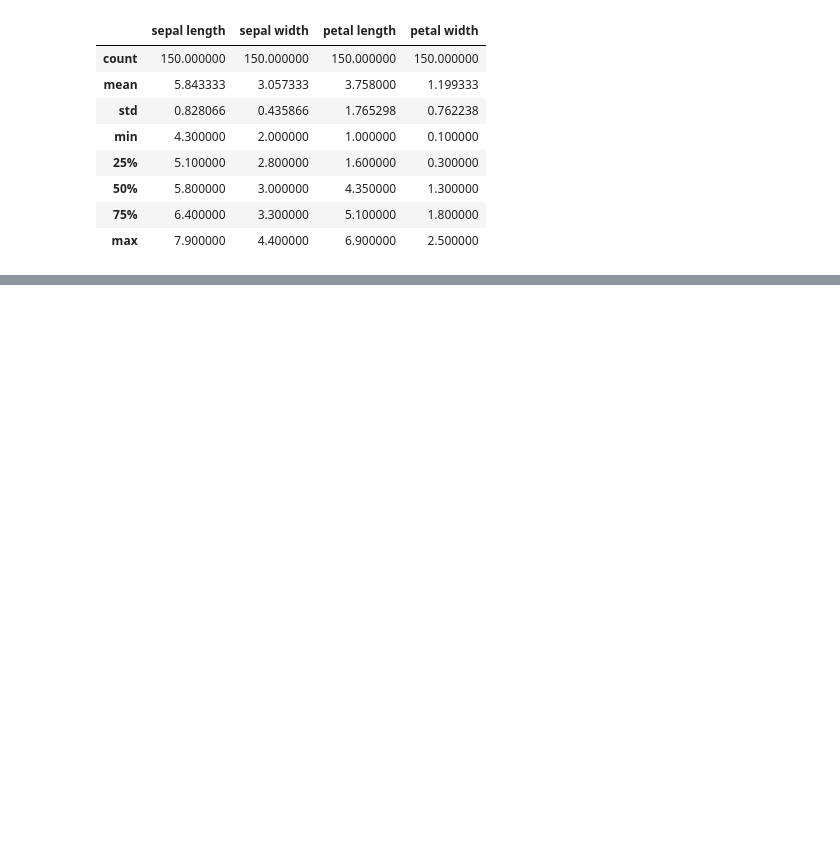
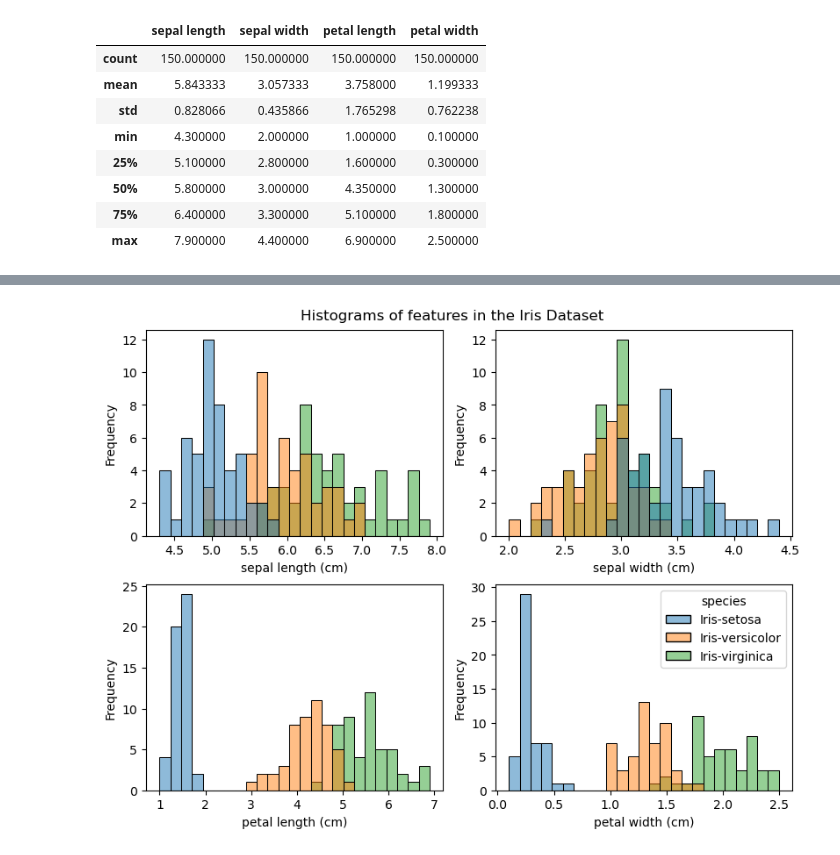
Before and after one commit to SuColl/pands-project, a Jupyter notebook: commentary.ipynb, the cells around one changed output, grey strips where cells are left out. Cells and saved outputs as stored; diff of their text form; code cells hidden in the pictures; blank space fills up the shorter version.

Commit message:
docu: comment on histogram code

```diff
--- a/commentary.ipynb
+++ b/commentary.ipynb
@@ -105,0 +124,46 @@ iris.describe()
+# %%
+# Use Pyplot to create multiplot histogram of each feature in iris data
+fig, ax = plt.subplots(2, 2, layout ='constrained', figsize=(8, 6))
+
+# For each feature, by name
+for index, feature in enumerate(feature_names):
+
+    # set which subplot we are working on, counting from 1
+    plt.subplot(2, 2, index+1)
+
+    # set number of bins
+    nbins = 25
+
+    # Only plot the legend on the last subplot
+    if index == 3:
+        plot_legend_flag = True
+    else:
+        plot_legend_flag = False
+
+    # Use Seaborn to plot histograms
+    # ref: https://seaborn.pydata.org/generated/seaborn.histplot.html
+    # As data for all targets is called in one plot command, the histogram
+    # bins are the same across all three targets
+    sns.histplot(
+        iris,
+        x=feature,
+        bins=nbins,
+        hue='species',
+        alpha=0.5,
+        edgecolor='black',
+        legend=plot_legend_flag
+        )
+
+    # Set the x-axis label to the feature name, plus units
+    plt.xlabel(feature + " (cm)")
+
+    # Set the y-axis label to frequency in the dataset
+    plt.ylabel("Frequency")
+
+# Set overall title
+fig.suptitle("Histograms of features in the Iris Dataset")
+
+# Print to file
+plt.savefig('plot01_histograms_of_iris_features.png')
+# %% [output]
+[figure, added]
```
Also changed, not shown: parts of 7 cells of this notebook.
